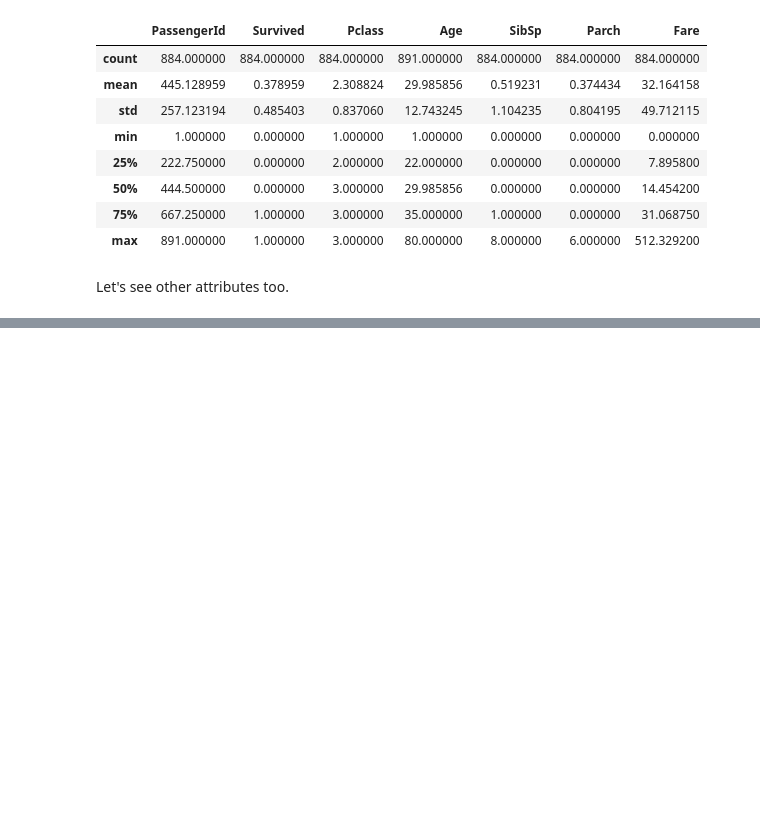
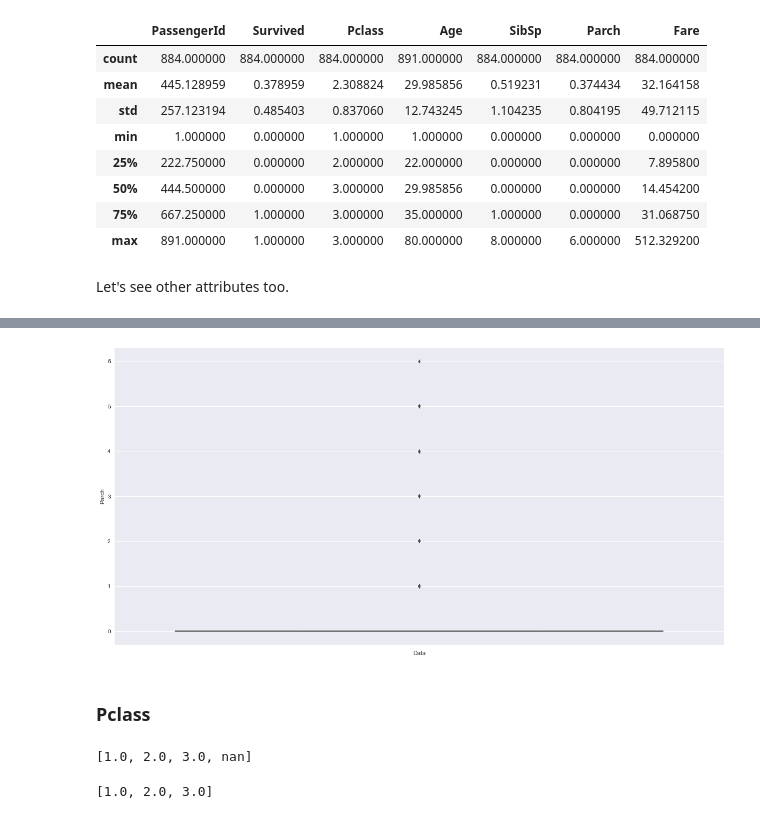
Before and after one commit to hammer-of-thor/Titanic, a Jupyter notebook: Models/Titanic Prediction.ipynb, the cells around one changed output, grey strips where cells are left out. Drawn from its saved outputs; the diff is of its cells as text; code cells hidden in the pictures; blank space fills up the shorter version.

```diff
--- a/Models/Titanic Prediction.ipynb
+++ b/Models/Titanic Prediction.ipynb
@@ -151,0 +179,8 @@ array([ 0.,  1.,  2.,  5., nan,  3.,  4.,  6.])
+# %%
+plt.figure(figsize=(20,10))
+ax = sns.boxplot(y=data['Parch'])
+plt.ylabel('Parch')
+plt.xlabel('Data')
+plt.show()
+# %% [output]
+[figure, added]
@@ -151,0 +189,6 @@ array([ 0.,  1.,  2.,  5., nan,  3.,  4.,  6.])
+# %% [markdown]
+### Pclass
+# %%
+sorted(data['Pclass'].unique())
+# %% [output]
+[1.0, 2.0, 3.0, nan]
@@ -151,0 +197,4 @@ array([ 0.,  1.,  2.,  5., nan,  3.,  4.,  6.])
+# %%
+sorted(data['Pclass'].unique())
+# %% [output]
+[1.0, 2.0, 3.0]
```
Also changed, not shown: parts of 16 cells of this notebook.
